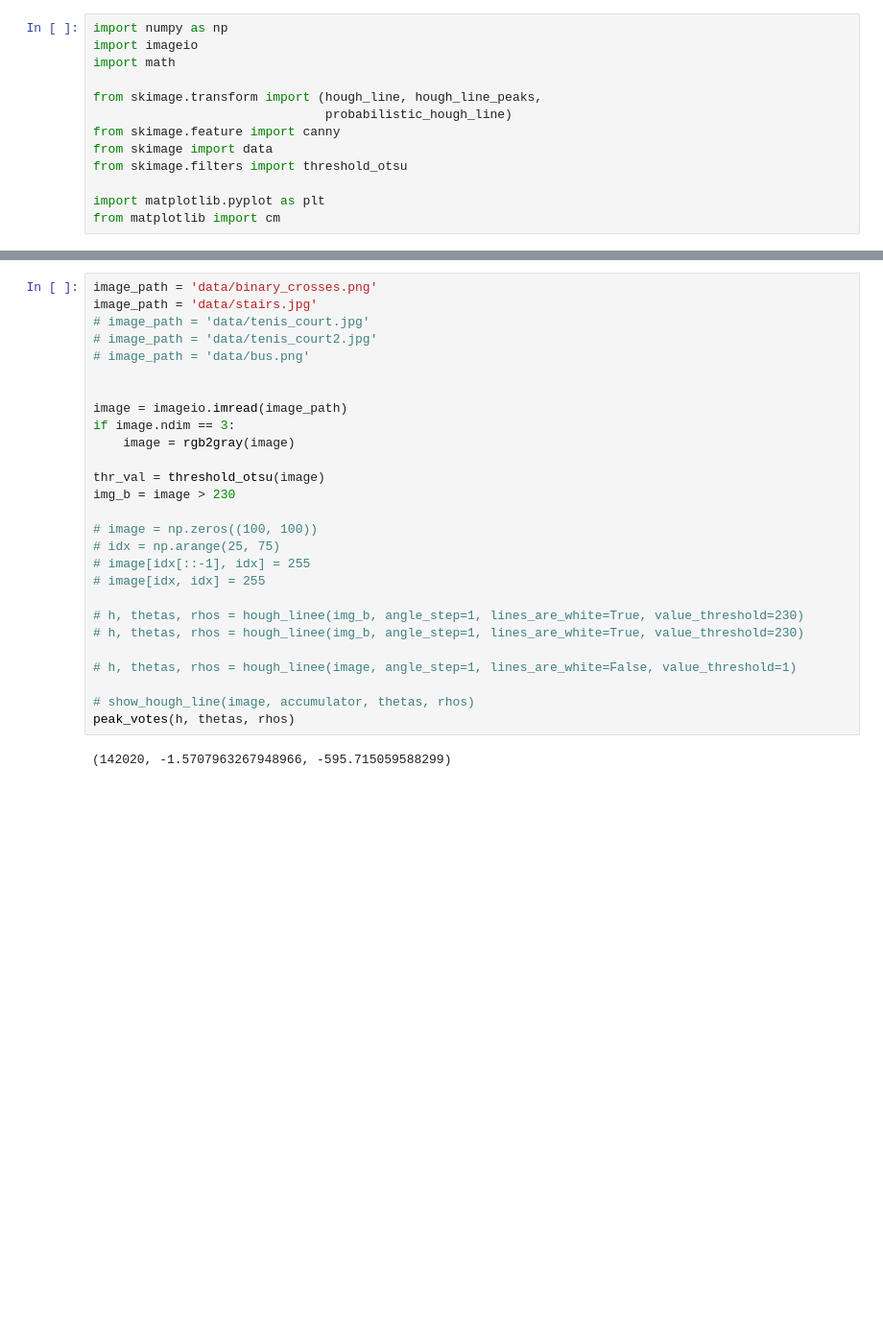
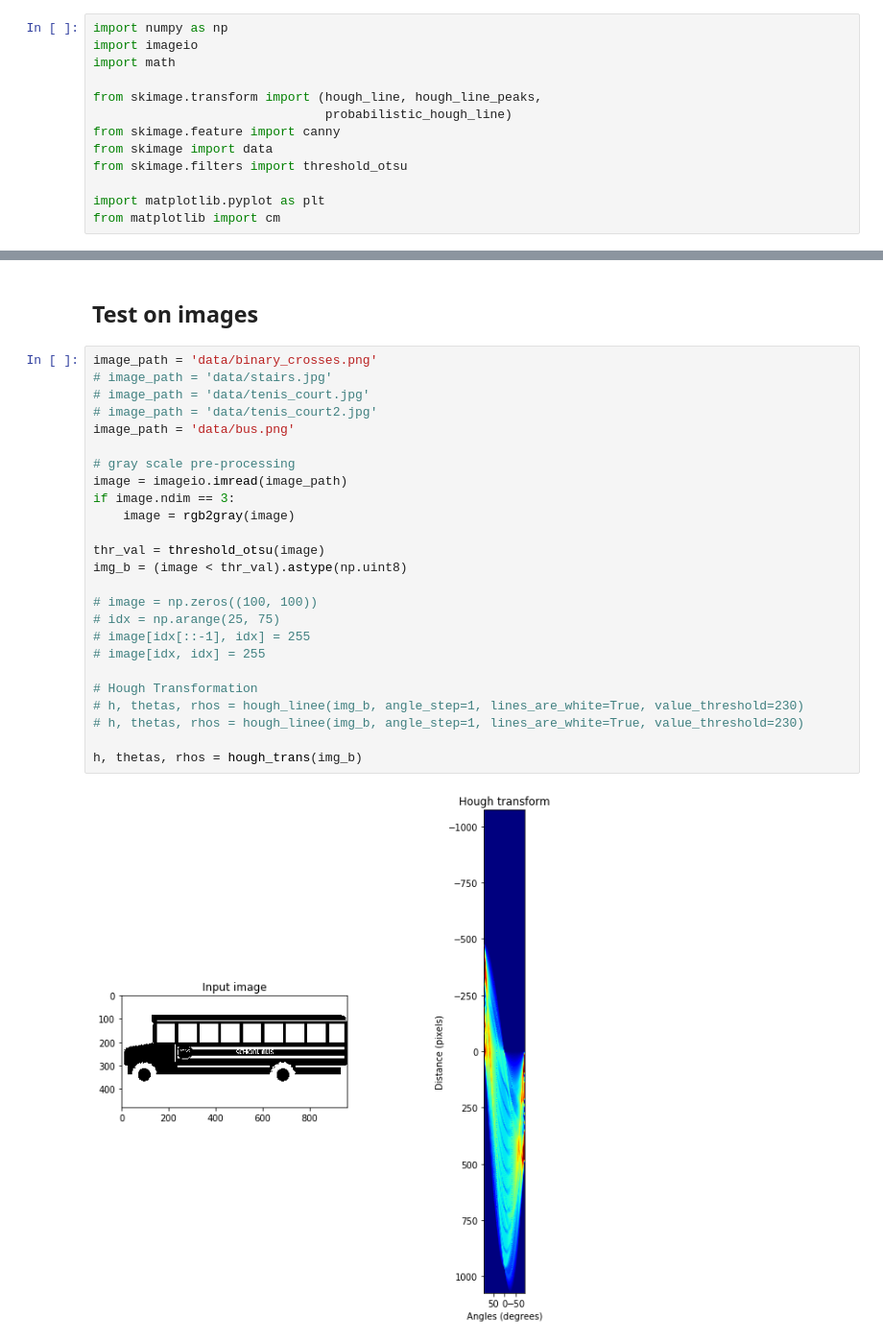
Before and after one commit to cioionut/lines_detection, a Jupyter notebook: lines_detection.ipynb, the cells around one changed output, grey strips where cells are left out. Shown at 96% size. Saved outputs shown, nothing was run; the diff lists cells and outputs as text; blank space fills up the shorter version.

```diff
--- a/lines_detection.ipynb
+++ b/lines_detection.ipynb
@@ -105,29 +139,29 @@ def rho2intercept(theta, rho):
+# %% [markdown]
+## Test on images
 # %%
 image_path = 'data/binary_crosses.png'
-image_path = 'data/stairs.jpg'
+# image_path = 'data/stairs.jpg'
 # image_path = 'data/tenis_court.jpg'
 # image_path = 'data/tenis_court2.jpg'
-# image_path = 'data/bus.png'
+image_path = 'data/bus.png'
 
-
+# gray scale pre-processing
 image = imageio.imread(image_path)
 if image.ndim == 3:
     image = rgb2gray(image)
 
 thr_val = threshold_otsu(image)
-img_b = image > 230
+img_b = (image < thr_val).astype(np.uint8)
 
 # image = np.zeros((100, 100))
 # idx = np.arange(25, 75)
 # image[idx[::-1], idx] = 255
 # image[idx, idx] = 255
 
+# Hough Transformation
 # h, thetas, rhos = hough_linee(img_b, angle_step=1, lines_are_white=True, value_threshold=230)
 # h, thetas, rhos = hough_linee(img_b, angle_step=1, lines_are_white=True, value_threshold=230)
 
-# h, thetas, rhos = hough_linee(image, angle_step=1, lines_are_white=False, value_threshold=1)
-
-# show_hough_line(image, accumulator, thetas, rhos)
-peak_votes(h, thetas, rhos)
+h, thetas, rhos = hough_trans(img_b)
 # %% [output]
-(142020, -1.5707963267948966, -595.715059588299)
+[figure, added]
```
Also changed, not shown: parts of 13 cells of this notebook.
